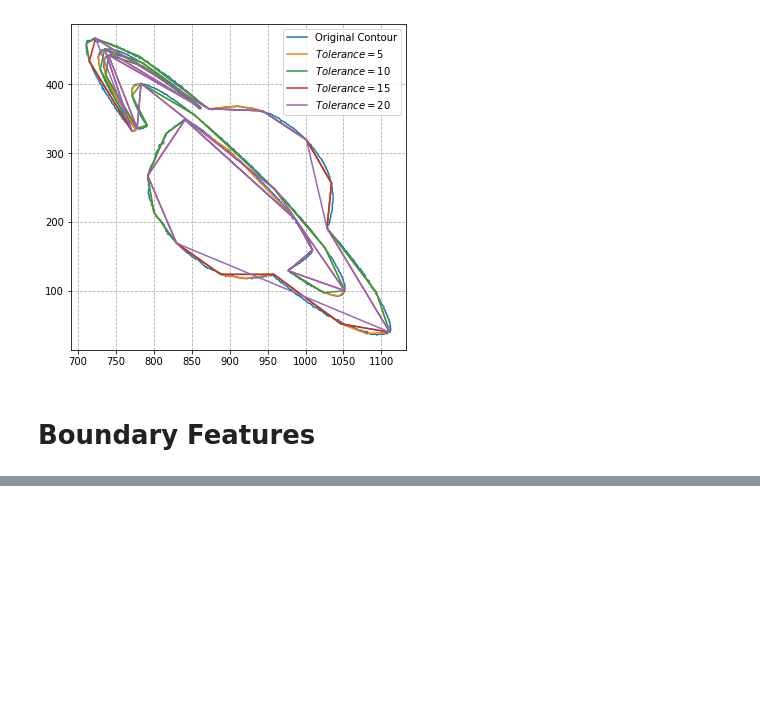
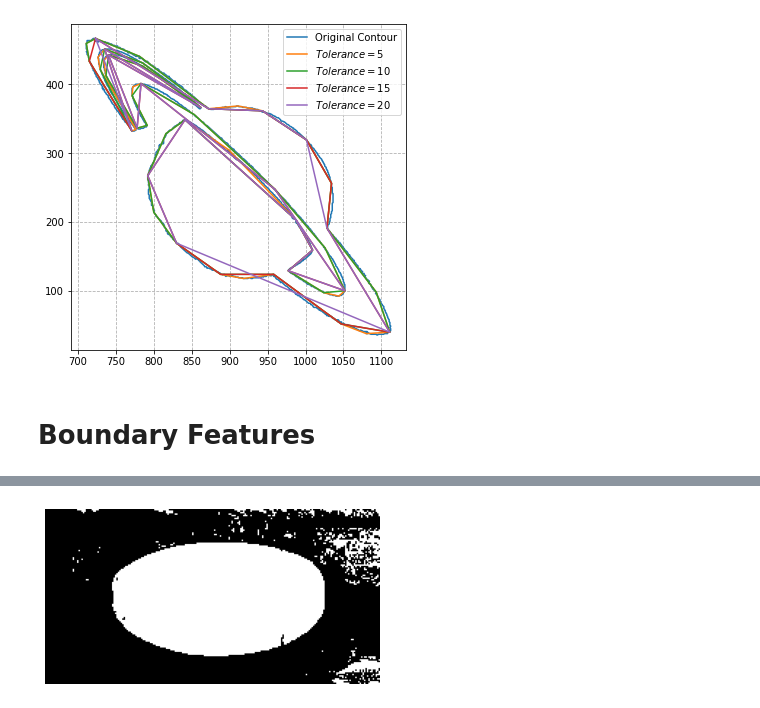
Before and after one commit to jpcano1/ISIS_4825_skimage_last, a Jupyter notebook: Scikit_Image_Final_Bootcamp.ipynb, the cells around one changed output, grey strips where cells are left out. Saved outputs shown, nothing was run; the diff lists cells and outputs as text; code cells hidden in the pictures; blank space fills up the shorter version.

```diff
--- a/Scikit_Image_Final_Bootcamp.ipynb
+++ b/Scikit_Image_Final_Bootcamp.ipynb
@@ -289,0 +312,7 @@ $$cccentricity=\frac{c}{a}=\frac{\sqrt{a^2 - b^2}}{a}=\sqrt{1-(b/a)^2}$$
+# %%
+segmented = (elipse_gray > .3).astype("uint8")
+segmented = segmented[210:330, 250:480]
+# %%
+vis.imshow(segmented)
+# %% [output]
+[figure, added]
```
Also changed, not shown: parts of 30 cells of this notebook, 3 other files.
